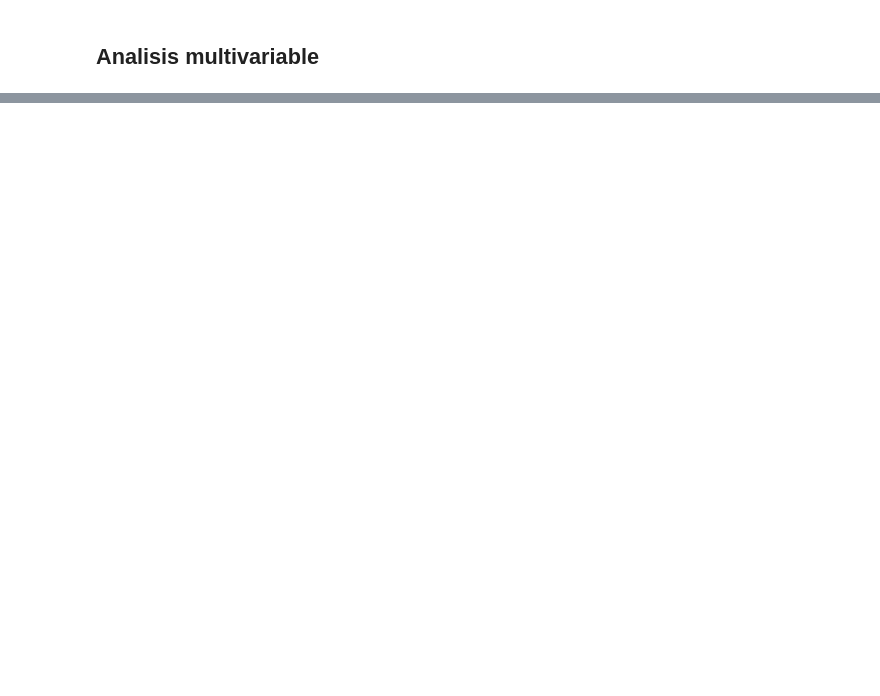
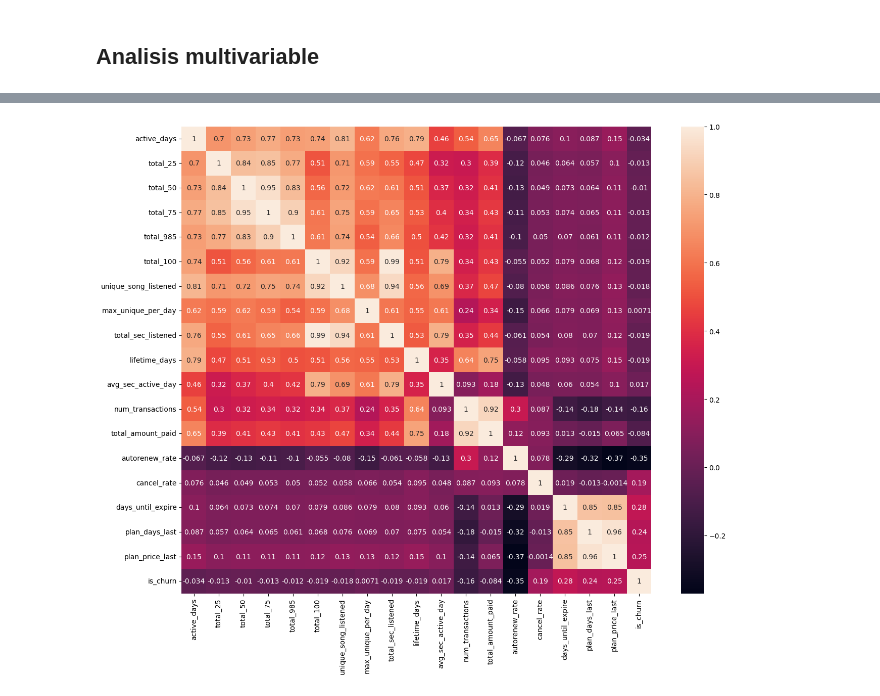
Before and after one commit to Reezo912/Churn-Prediction-KKBox, a Jupyter notebook: src/EDA.ipynb, the cells around one changed output, grey strips where cells are left out. Saved outputs shown, nothing was run; the diff lists cells and outputs as text; code cells hidden in the pictures; blank space fills up the shorter version.

```diff
--- a/src/EDA.ipynb
+++ b/src/EDA.ipynb
@@ -230,0 +321,9 @@ Puedo observar que si bien todos mis datos ahora se encuentran en escalas dentro
+# %%
+df_corr = df[list(numeric_cols) + ['is_churn']].corr()
+
+plt.figure(figsize=(15, 12))
+sns.heatmap(df_corr, annot=True, robust=False)
+
+plt.show()
+# %% [output]
+[figure, added]
```
Also changed, not shown: parts of 7 cells of this notebook, 3 other files.
